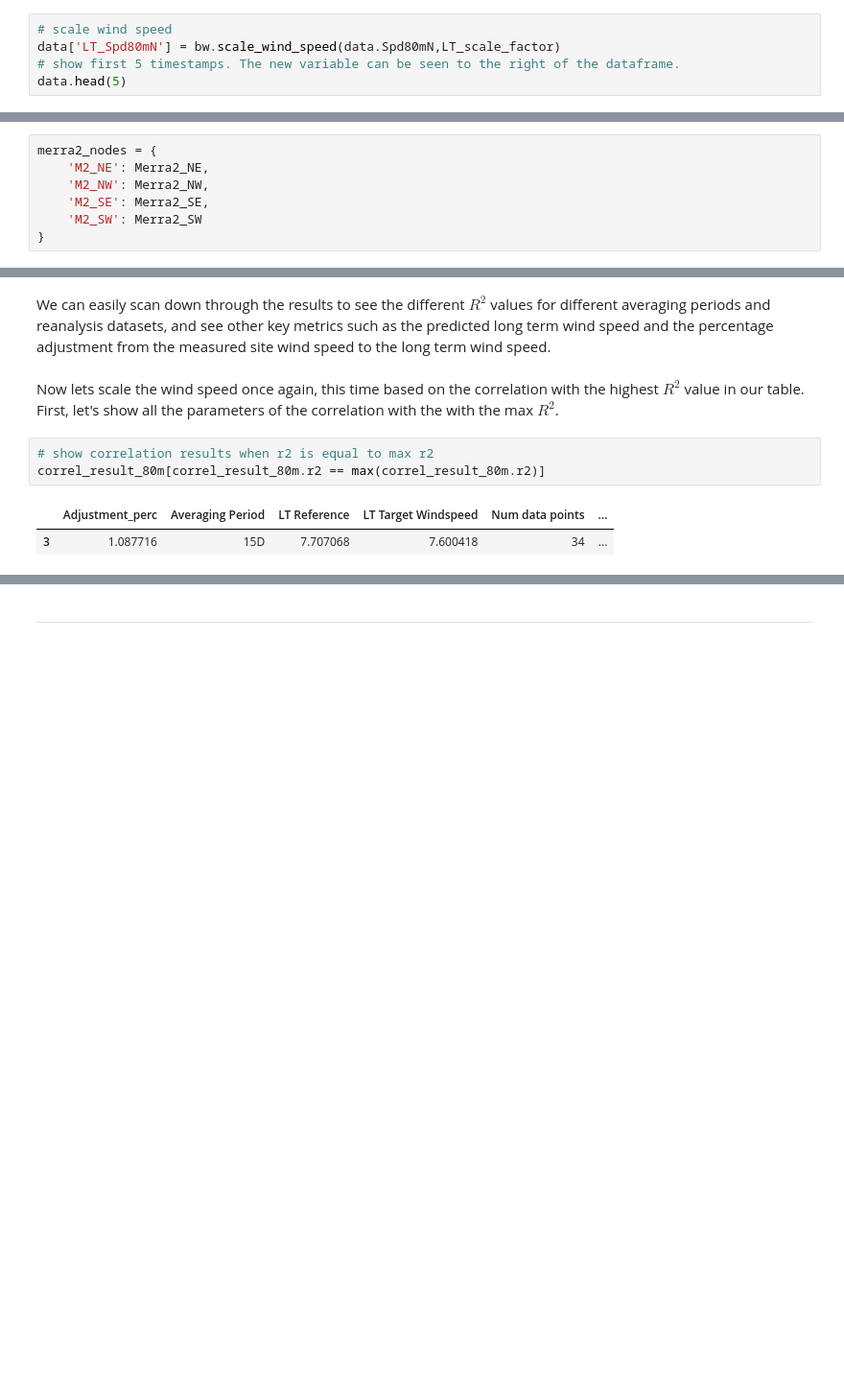
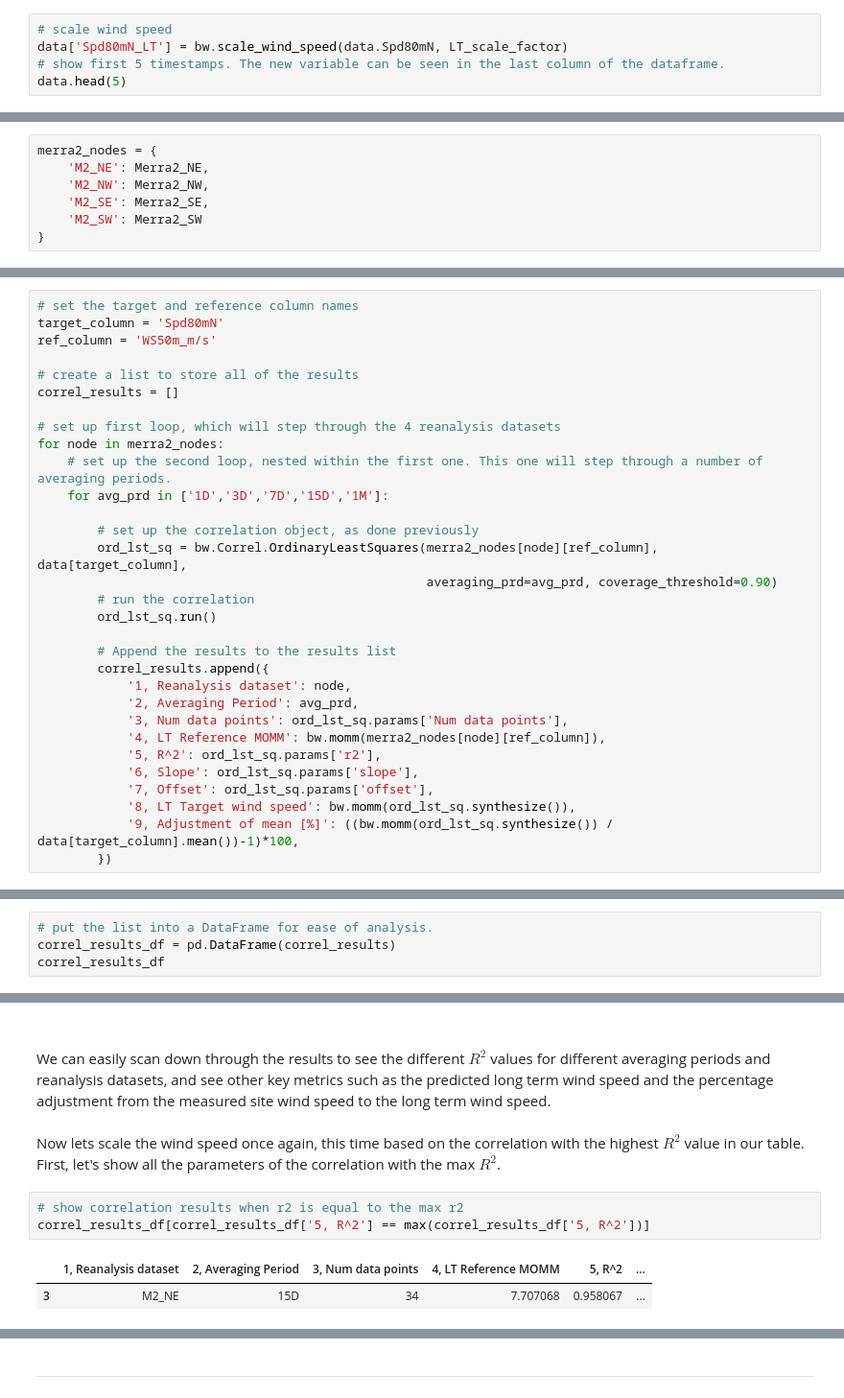
Before and after one commit to brightwind-dev/brightwind, a Jupyter notebook: docs/source/tutorials/becoming_a_correlation_wizard.ipynb, the cells around one changed output, grey strips where cells are left out. Shown at 96% size. Saved outputs shown, nothing was run; the diff lists cells and outputs as text; blank space fills up the shorter version.

Commit message:
iss #140 update correl tut with better looping function

```diff
--- a/docs/source/tutorials/becoming_a_correlation_wizard.ipynb
+++ b/docs/source/tutorials/becoming_a_correlation_wizard.ipynb
@@ -174,8 +180,8 @@ LT_scale_factor
 Then, we can use the `scale_wind_speed()` function to rescale the measurements based on the above factor, placing them in a long term context. We'll also allocate this a new variable within the existing dataframe.
 # %%
 # scale wind speed
-data['LT_Spd80mN'] = bw.scale_wind_speed(data.Spd80mN,LT_scale_factor)
-# show first 5 timestamps. The new variable can be seen to the right of the dataframe.
+data['Spd80mN_LT'] = bw.scale_wind_speed(data.Spd80mN, LT_scale_factor)
+# show first 5 timestamps. The new variable can be seen in the last column of the dataframe.
 data.head(5)
 # %% [output]
 |  | Spd80mN | Spd80mS | Spd60mN | Spd60mS | Spd40mN | Spd40mS | Spd80mNStd | Spd80mSStd | Spd60mNStd | ... |
@@ -271,0 +246,31 @@ for node in merra2_nodes:
+# %%
+# set the target and reference column names
+target_column = 'Spd80mN'
+ref_column = 'WS50m_m/s'
+
+# create a list to store all of the results
+correl_results = []
+
+# set up first loop, which will step through the 4 reanalysis datasets
+for node in merra2_nodes:
+    # set up the second loop, nested within the first one. This one will step through a number of averaging periods.
+    for avg_prd in ['1D','3D','7D','15D','1M']:
+
+        # set up the correlation object, as done previously
+        ord_lst_sq = bw.Correl.OrdinaryLeastSquares(merra2_nodes[node][ref_column], data[target_column],
+                                                    averaging_prd=avg_prd, coverage_threshold=0.90)
+        # run the correlation
+        ord_lst_sq.run()
+
+        # Append the results to the results list
+        correl_results.append({
+            '1, Reanalysis dataset': node,
+            '2, Averaging Period': avg_prd,
+            '3, Num data points': ord_lst_sq.params['Num data points'],
+            '4, LT Reference MOMM': bw.momm(merra2_nodes[node][ref_column]),
+            '5, R^2': ord_lst_sq.params['r2'],
+            '6, Slope': ord_lst_sq.params['slope'],
+            '7, Offset': ord_lst_sq.params['offset'],
+            '8, LT Target wind speed': bw.momm(ord_lst_sq.synthesize()),
+            '9, Adjustment of mean [%]': ((bw.momm(ord_lst_sq.synthesize()) / data[target_column].mean())-1)*100,
+        })
@@ -293,0 +300,4 @@ correl_result_80m
+# %%
+# put the list into a DataFrame for ease of analysis.
+correl_results_df = pd.DataFrame(correl_results)
+correl_results_df
@@ -294,10 +322,13 @@ correl_result_80m
 # %% [markdown]
+<div style='margin-top: 2em; margin-bottom: 2em;'>
+</div>
+
 We can easily scan down through the results to see the different $R^2$ values for different averaging periods and reanalysis datasets, and see other key metrics such as the predicted long term wind speed and the percentage adjustment from the measured site wind speed to the long term wind speed.
 # %% [markdown]
-Now lets scale the wind speed once again, this time based on the correlation with the highest $R^2$ value in our table. First, let's show all the parameters of the correlation with the with the max $R^2$.
+Now lets scale the wind speed once again, this time based on the correlation with the highest $R^2$ value in our table. First, let's show all the parameters of the correlation with the max $R^2$.
 # %%
-# show correlation results when r2 is equal to max r2
-correl_result_80m[correl_result_80m.r2 == max(correl_result_80m.r2)]
+# show correlation results when r2 is equal to the max r2
+correl_results_df[correl_results_df['5, R^2'] == max(correl_results_df['5, R^2'])]
 # %% [output]
-|  | Adjustment_perc | Averaging Period | LT Reference | LT Target Windspeed | Num data points | ... |
-| 3 | 1.087716 | 15D | 7.707068 | 7.600418 | 34 | ... |
+|  | 1, Reanalysis dataset | 2, Averaging Period | 3, Num data points | 4, LT Reference MOMM | 5, R^2 | ... |
+| 3 | M2_NE | 15D | 34 | 7.707068 | 0.958067 | ... |
```
Also changed, not shown: parts of 30 cells of this notebook.
